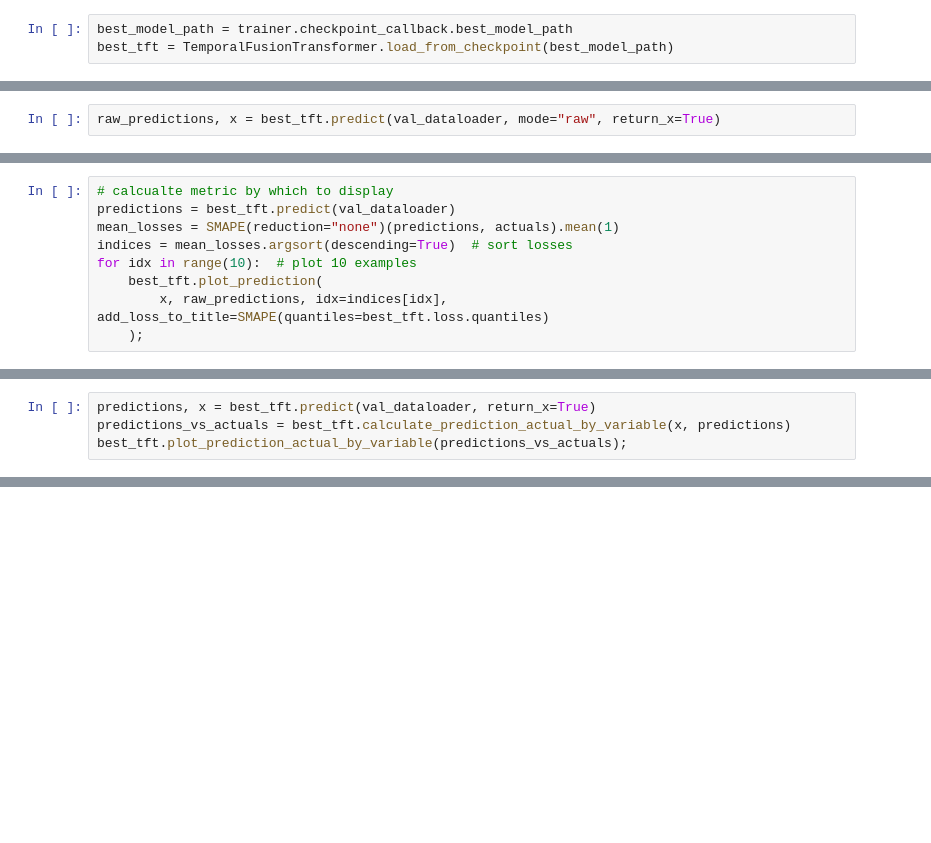
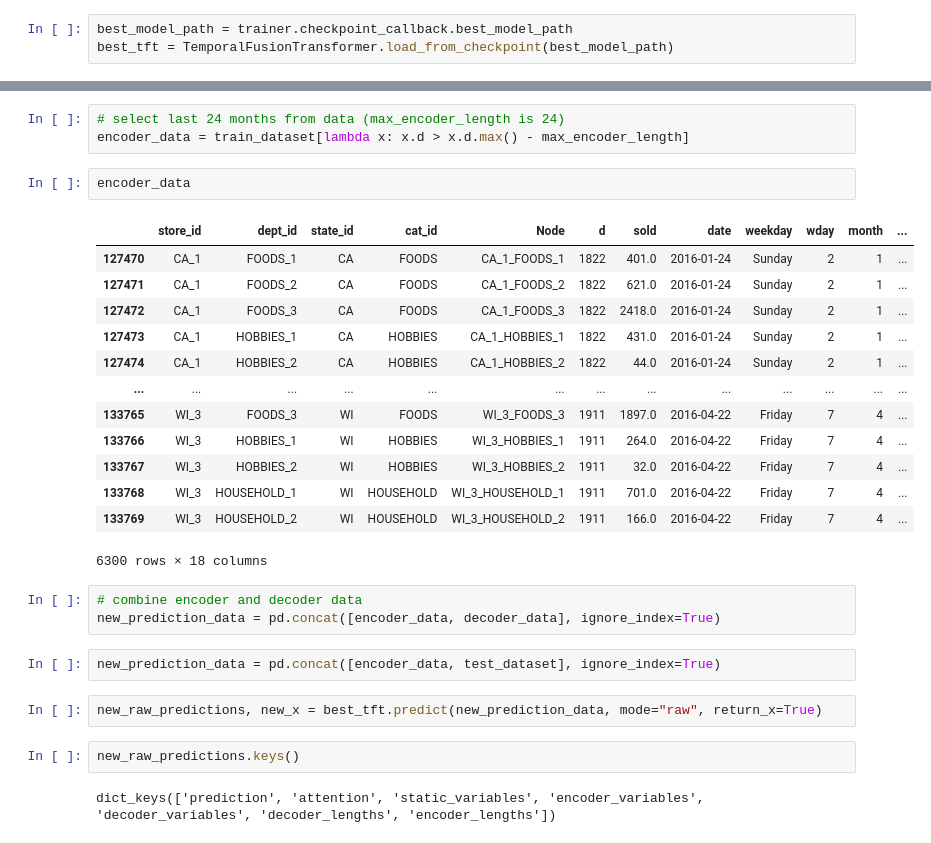
Before and after one commit to Kim-Ju-Hyeon/Temporal_Fusion_Transformer, a Jupyter notebook: TFT.ipynb, the cells around one changed output, grey strips where cells are left out. Saved outputs shown, nothing was run; the diff lists cells and outputs as text; blank space fills up the shorter version.

```diff
--- a/TFT.ipynb
+++ b/TFT.ipynb
@@ -232,2 +275,0 @@ tensor(100.4258)
-# %%
-raw_predictions, x = best_tft.predict(val_dataloader, mode="raw", return_x=True)
@@ -248,9 +275,0 @@ for idx in range(10):  # plot 10 examples
-# %%
-# calcualte metric by which to display
-predictions = best_tft.predict(val_dataloader)
-mean_losses = SMAPE(reduction="none")(predictions, actuals).mean(1)
-indices = mean_losses.argsort(descending=True)  # sort losses
-for idx in range(10):  # plot 10 examples
-    best_tft.plot_prediction(
-        x, raw_predictions, idx=indices[idx], add_loss_to_title=SMAPE(quantiles=best_tft.loss.quantiles)
-    );
@@ -268,4 +275,0 @@ for idx in range(10):  # plot 10 examples
-# %%
-predictions, x = best_tft.predict(val_dataloader, return_x=True)
-predictions_vs_actuals = best_tft.calculate_prediction_actual_by_variable(x, predictions)
-best_tft.plot_prediction_actual_by_variable(predictions_vs_actuals);
@@ -287 +276,31 @@ best_tft.plot_prediction_actual_by_variable(predictions_vs_actuals);
+# %%
+# select last 24 months from data (max_encoder_length is 24)
+encoder_data = train_dataset[lambda x: x.d > x.d.max() - max_encoder_length]
+# %%
+encoder_data
+# %% [output]
+|  | store_id | dept_id | state_id | cat_id | Node | d | sold | date | weekday | wday | month | ... |
+| 127470 | CA_1 | FOODS_1 | CA | FOODS | CA_1_FOODS_1 | 1822 | 401.0 | 2016-01-24 | Sunday | 2 | 1 | ... |
+| 127471 | CA_1 | FOODS_2 | CA | FOODS | CA_1_FOODS_2 | 1822 | 621.0 | 2016-01-24 | Sunday | 2 | 1 | ... |
+| 127472 | CA_1 | FOODS_3 | CA | FOODS | CA_1_FOODS_3 | 1822 | 2418.0 | 2016-01-24 | Sunday | 2 | 1 | ... |
+| 127473 | CA_1 | HOBBIES_1 | CA | HOBBIES | CA_1_HOBBIES_1 | 1822 | 431.0 | 2016-01-24 | Sunday | 2 | 1 | ... |
+| 127474 | CA_1 | HOBBIES_2 | CA | HOBBIES | CA_1_HOBBIES_2 | 1822 | 44.0 | 2016-01-24 | Sunday | 2 | 1 | ... |
+| ... | ... | ... | ... | ... | ... | ... | ... | ... | ... | ... | ... | ... |
+| 133765 | WI_3 | FOODS_3 | WI | FOODS | WI_3_FOODS_3 | 1911 | 1897.0 | 2016-04-22 | Friday | 7 | 4 | ... |
+| 133766 | WI_3 | HOBBIES_1 | WI | HOBBIES | WI_3_HOBBIES_1 | 1911 | 264.0 | 2016-04-22 | Friday | 7 | 4 | ... |
+| 133767 | WI_3 | HOBBIES_2 | WI | HOBBIES | WI_3_HOBBIES_2 | 1911 | 32.0 | 2016-04-22 | Friday | 7 | 4 | ... |
+| 133768 | WI_3 | HOUSEHOLD_1 | WI | HOUSEHOLD | WI_3_HOUSEHOLD_1 | 1911 | 701.0 | 2016-04-22 | Friday | 7 | 4 | ... |
+| 133769 | WI_3 | HOUSEHOLD_2 | WI | HOUSEHOLD | WI_3_HOUSEHOLD_2 | 1911 | 166.0 | 2016-04-22 | Friday | 7 | 4 | ... |
+6300 rows × 18 columns
+# %%
+# combine encoder and decoder data
+new_prediction_data = pd.concat([encoder_data, decoder_data], ignore_index=True)
+# %%
+new_prediction_data = pd.concat([encoder_data, test_dataset], ignore_index=True)
+# %%
+new_raw_predictions, new_x = best_tft.predict(new_prediction_data, mode="raw", return_x=True)
+# %%
+new_raw_predictions.keys()
+# %% [output]
+dict_keys(['prediction', 'attention', 'static_variables', 'encoder_variables', 'decoder_variables', 'decoder_lengths', 'encoder_lengths'])
 # %%
```
Also changed, not shown: parts of 11 cells of this notebook, 21 other files.
